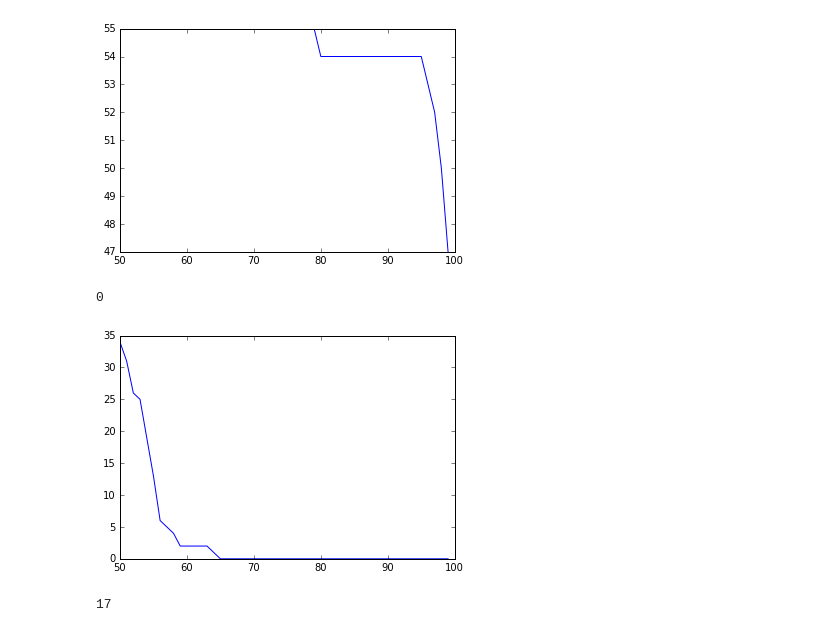
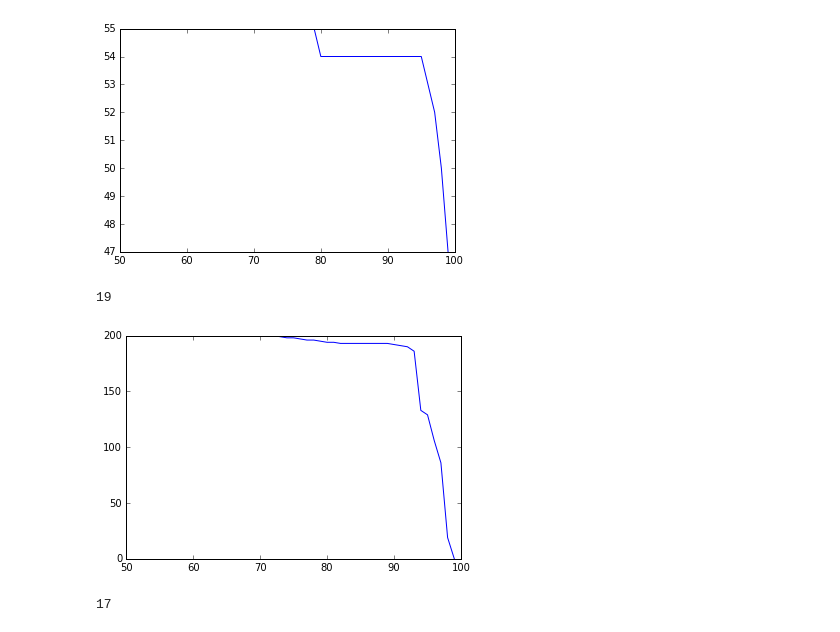
Before and after one commit to vslutov/visionhack, a Jupyter notebook: Feature Extraction.ipynb, the cells around one changed output. Saved outputs shown, nothing was run; the diff lists cells and outputs as text; code cells hidden in the pictures.

```diff
--- a/Feature Extraction.ipynb
+++ b/Feature Extraction.ipynb
@@ -175,19 +175,19 @@ train_y_wipers = [ans[name][4] for name in train_video_filenames]
 train_y_zebra = [ans[name][5] for name in train_video_filenames]
 # %%
 train_x_bridge = gen_train("bridge.npy", "under_bridge_train.npy")
-train_x_zebra = gen_train("sign_zebra_train.npy")
+train_x_zebra = gen_train("sign_zebra_sorted_train.npy")
 train_x_bump = gen_train("bump_sign_train.npy")
 train_x_wipers = gen_train("wipers_train.npy")
-train_x_enter = gen_train("enter_train.npy")
-train_x_exit = gen_train("enter_train.npy")
+train_x_enter = gen_train("enter_sorted_train.npy")
+train_x_exit = gen_train("enter_sorted_train.npy")
 # train_x_bridge, train_x_enter, train_x_exit, train_x_bump, train_x_wipers, train_x_zebra = read_marks_dir("../full_train/")
 # %%
 valid_x_bridge = gen_train("validation_bridge.npy", "under_bridge_valid.npy")
-valid_x_zebra = gen_train("sign_zebra_valid.npy")
+valid_x_zebra = gen_train("sign_zebra_sorted_valid.npy")
 valid_x_bump = gen_train("bump_sign_valid.npy")
 valid_x_wipers = gen_train("wipers_valid.npy")
-valid_x_enter = gen_train("enter_valid.npy")
-valid_x_exit = gen_train("enter_valid.npy")
+valid_x_enter = gen_train("enter_sorted_valid.npy")
+valid_x_exit = gen_train("enter_sorted_valid.npy")
 # valid_x_bridge, valid_x_enter, valid_x_exit, valid_x_bump, valid_x_wipers, valid_x_zebra = read_marks_dir("../full_valid/")
 # %%
 with open("../validationset/valid.txt") as fin:
@@ -224,10 +224,10 @@ valid_y_bridge = predict(bridge_forest, valid_x_bridge, 0.7)
 55
 [figure]
 # %%
-valid_y_zebra = predict(zebra_forest, valid_x_zebra, 0.7)
+valid_y_zebra = predict(zebra_forest, valid_x_zebra, 0.98)
 # %% [output]
-0
+19
-[figure, old version]
+[figure, new version]
 # %%
 valid_y_bump = predict(bump_forest, valid_x_bump, 0.7)
 # %% [output]
```
Also changed, not shown: parts of 4 cells of this notebook, 1 other file.
